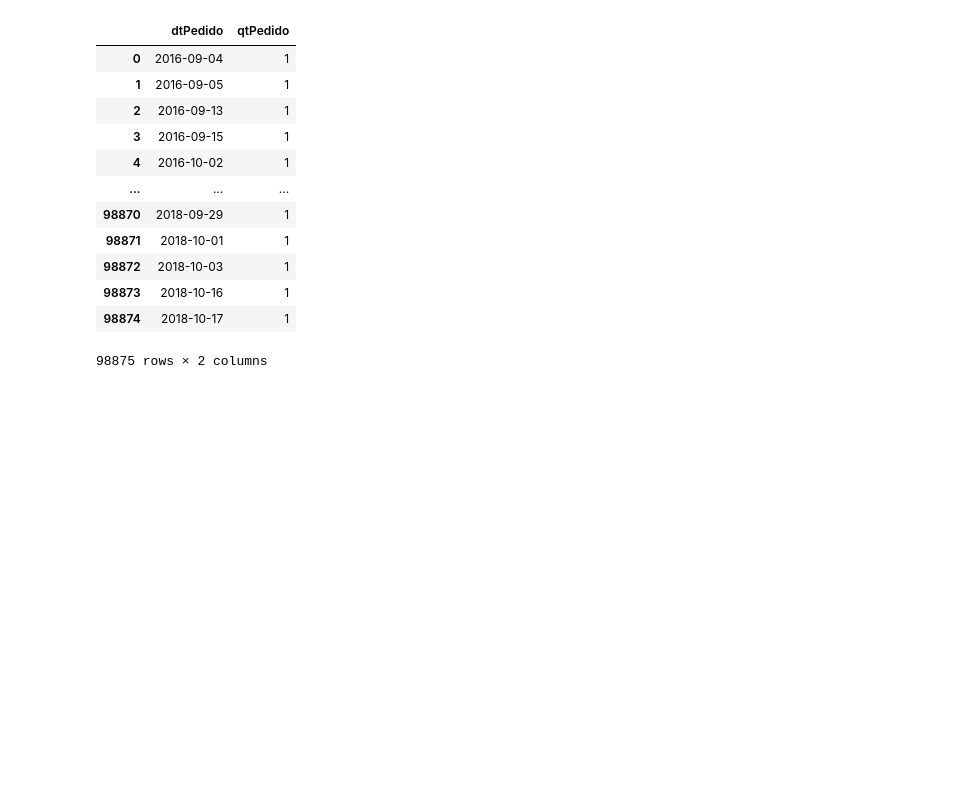
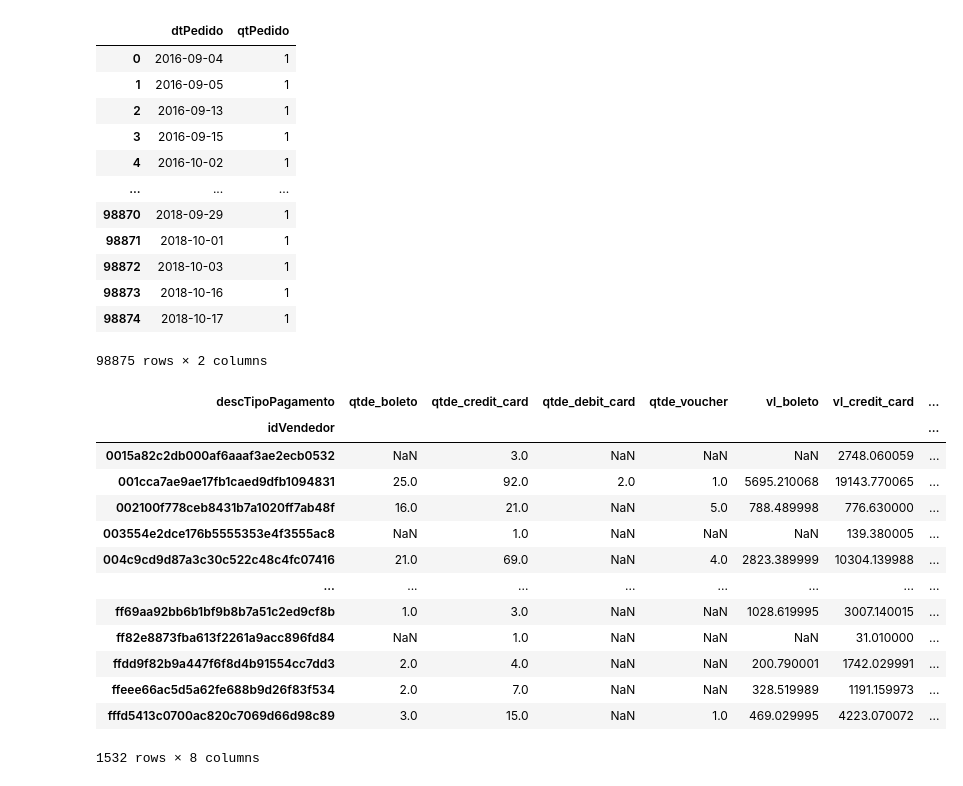
Before and after one commit to BaimaCaio/olist-ml-model, a Jupyter notebook: src/etl/pagamentos.ipynb, the cells around one changed output. Cells and saved outputs as stored; diff of their text form; code cells hidden in the pictures; blank space fills up the shorter version.

```diff
--- a/src/etl/pagamentos.ipynb
+++ b/src/etl/pagamentos.ipynb
@@ -26,3 +26,41 @@ import plotly.express as px
 
 fig = px.histogram(pedidos, x='dtPedido')
 fig.show()
+# %%
+qt_pedidos = pd.read_csv('qtPedidos.csv')
+qt_pedidos
+
+qt_pedidos_pivot = qt_pedidos.pivot_table(index='idVendedor',
+                                          columns='descTipoPagamento',
+                                          values='qtdePedidoMeioPagamento')
+qt_pedidos_pivot = qt_pedidos_pivot.rename(columns={'boleto':'qtde_boleto',
+                                 'credit_card': 'qtde_credit_card',
+                                 'debit_card': 'qtde_debit_card',
+                                 'voucher': 'qtde_voucher'})
+
+vl_pedidos_pivot = qt_pedidos.pivot_table(index='idVendedor',
+                                          columns='descTipoPagamento',
+                                          values='vlPedidoMeioPagamento')
+vl_pedidos_pivot
+vl_pedidos_pivot = vl_pedidos_pivot.rename(columns={'boleto':'vl_boleto',
+                                 'credit_card': 'vl_credit_card',
+                                 'debit_card': 'vl_debit_card',
+                                 'voucher': 'vl_voucher'})
+
+qt_pedidos_formatado = pd.merge(qt_pedidos_pivot, vl_pedidos_pivot, on='idVendedor')
+qt_pedidos_formatado
+# %% [output]
+| descTipoPagamento | qtde_boleto | qtde_credit_card | qtde_debit_card | qtde_voucher | vl_boleto | vl_credit_card | ... |
+| idVendedor |  |  |  |  |  |  | ... |
+| 0015a82c2db000af6aaaf3ae2ecb0532 | NaN | 3.0 | NaN | NaN | NaN | 2748.060059 | ... |
+| 001cca7ae9ae17fb1caed9dfb1094831 | 25.0 | 92.0 | 2.0 | 1.0 | 5695.210068 | 19143.770065 | ... |
+| 002100f778ceb8431b7a1020ff7ab48f | 16.0 | 21.0 | NaN | 5.0 | 788.489998 | 776.630000 | ... |
+| 003554e2dce176b5555353e4f3555ac8 | NaN | 1.0 | NaN | NaN | NaN | 139.380005 | ... |
+| 004c9cd9d87a3c30c522c48c4fc07416 | 21.0 | 69.0 | NaN | 4.0 | 2823.389999 | 10304.139988 | ... |
+| ... | ... | ... | ... | ... | ... | ... | ... |
+| ff69aa92bb6b1bf9b8b7a51c2ed9cf8b | 1.0 | 3.0 | NaN | NaN | 1028.619995 | 3007.140015 | ... |
+| ff82e8873fba613f2261a9acc896fd84 | NaN | 1.0 | NaN | NaN | NaN | 31.010000 | ... |
+| ffdd9f82b9a447f6f8d4b91554cc7dd3 | 2.0 | 4.0 | NaN | NaN | 200.790001 | 1742.029991 | ... |
+| ffeee66ac5d5a62fe688b9d26f83f534 | 2.0 | 7.0 | NaN | NaN | 328.519989 | 1191.159973 | ... |
+| fffd5413c0700ac820c7069d66d98c89 | 3.0 | 15.0 | NaN | 1.0 | 469.029995 | 4223.070072 | ... |
+1532 rows × 8 columns
```
Also changed, not shown: parts of 2 cells of this notebook, 2 other files.
